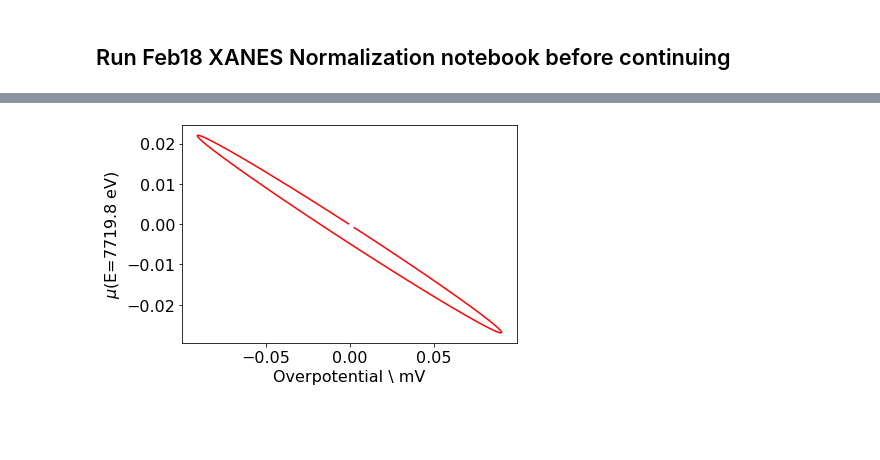
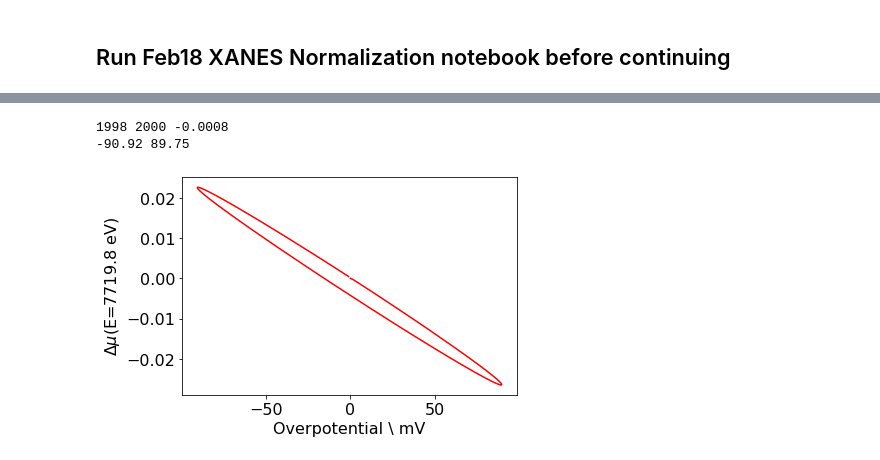
Before and after one commit to BGerwe/Xray-Project, a Jupyter notebook: fr_XAS/frXAS Paper Figures/Feb18 0.5 Hz XANES Figure.ipynb, the cells around one changed output, grey strips where cells are left out. Saved outputs shown, nothing was run; the diff lists cells and outputs as text; code cells hidden in the pictures; blank space fills up the shorter version.

```diff
--- a/fr_XAS/frXAS Paper Figures/Feb18 0.5 Hz XANES Figure.ipynb
+++ b/fr_XAS/frXAS Paper Figures/Feb18 0.5 Hz XANES Figure.ipynb
@@ -299,0 +312,18 @@ plt.show()
+# %%
+# Make animated difference spectra
+larch_step = 20
+start_ind = 2
+
+max_eta = np.max(Eta_larch - Eta_larch[start_ind])
+min_eta = np.min(Eta_larch - Eta_larch[start_ind])
+
+# Plot data in for loop to get individual frames
+frames = []
+for n in np.arange(start_ind, Ir_larch.shape[-1], larch_step):
+    fig = dxas.format_diffXANES(energies[:,0], Ir_larch, Eta_larch,
+                                start_ind=start_ind, step=larch_step, size=(9,6),
+                                plot_data=False)
+    color = dxas.colorfun(Eta_larch[n] - Eta_larch[start_ind], v_max = max_eta, v_min = min_eta)
+    frames.append(dxas.diffXANES_gif(fig, energies[:, 0], Ir_larch, n, start_ind, color=color))
+
+gif.save(frames, 'Plots\\0.5Hz_XANES_difference_animated.gif', duration=2, unit="s", between='startend')
@@ -300,5 +336,9 @@ plt.show()
 # %%
-fig = dxas.plot_lissajou(energies, Ir_larch, Eta_larch, plot_e=7719.8, start_eta=2, larch_step=larch_step, color=(1,0,0))
+fig = dxas.plot_lissajou(energies, Ir_larch, Eta_larch, plot_e=7719.8, start_ind=2, step=larch_step, color=(1,0,0))
+dum_ax = fig.axes[0]
+# dum_ax.set_xlim(-.01, .01)
 plt.show()
 # %% [output]
+1998 2000 -0.0008
+-90.92 89.75
-[figure, old version]
+[figure, new version]
```
Also changed, not shown: parts of 11 cells of this notebook, 2 other files.
